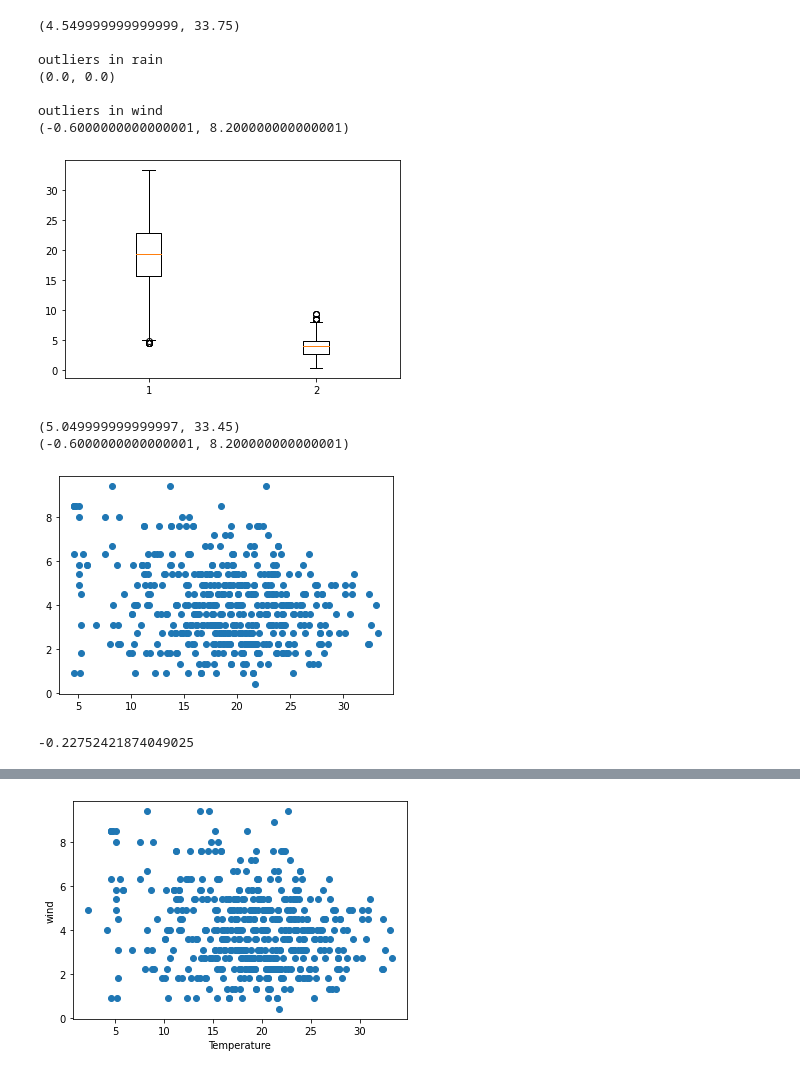
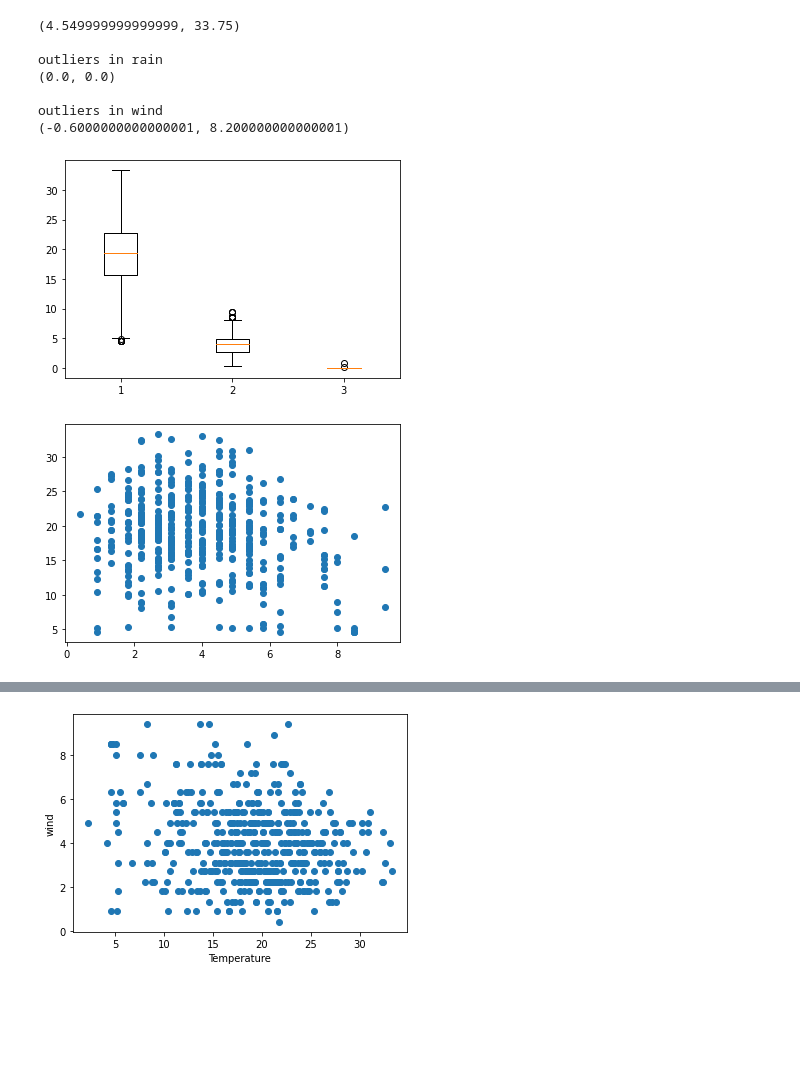
Before and after one commit to lkarjun/data-science-from-scratch, a Jupyter notebook: ChapterFive/Statistics.ipynb, the cells around one changed output, grey strips where cells are left out. Saved outputs shown, nothing was run; the diff lists cells and outputs as text; code cells hidden in the pictures; blank space fills up the shorter version.

```diff
--- a/ChapterFive/Statistics.ipynb
+++ b/ChapterFive/Statistics.ipynb
@@ -359,39 +359,54 @@ outliers in rain
 
 outliers in wind
 (-0.6000000000000001, 8.200000000000001)
+# %%
+temp_fixed = list(temp)
+rain_fixed = list(rain)
+wind_fixed = list(wind)
 # %%
 #outliers in temperature
 
 Outlier_temp_index = [temp_fixed.index(temp)
                       for temp in temp_fixed
-                      if temp <= 4.55]
+                      if temp <= 4.55 or temp >= 33.78]
 
 Outlier_wind_index = [wind_fixed.index(wind)
                      for wind in wind_fixed
                      if wind >= 8.20 or wind <= -0.60]
 
+Outlier_rain_index = [rain_fixed.index(rain)
+                     for rain in rain_fixed
+                     if rain >= 0.0 or rain <= 0.0]
+
+rain_good = [x
+            for i, x in enumerate(rain_fixed)
+            if i not in Outlier_rain_index
+            if i not in Outlier_temp_index
+            if i not in Outlier_wind_index
+            ]
+
 temp_good = [x
             for i,x in enumerate(temp_fixed)
             if i not in Outlier_temp_index
             if i not in Outlier_wind_index
+            if i not in Outlier_rain_index
             ]
 
 wind_good = [x
             for i, x in enumerate(wind_fixed)
             if i not in Outlier_wind_index
             if i not in Outlier_temp_index
+            if i not in Outlier_rain_index
             ]
 
-plt.boxplot([temp_good, wind_good])
+
+plt.boxplot([temp_good, wind_good, rain_good])
 plt.show()
-print(checkoutlier(temp_good))
-print(checkoutlier(wind_good))
-plt.scatter(temp_good, wind_good)
+
+plt.scatter(wind_good, temp_good)
 plt.show()
-print(correlation(temp_good, wind_good))
+
+assert len(wind_good)==len(temp_good)==len(rain_good)
 # %% [output]
-[figure, old version]
+[figure, new version]
-(5.049999999999997, 33.45)
-(-0.6000000000000001, 8.200000000000001)
-[figure, old version]
+[figure, new version]
--0.22752421874049025
```
Also changed, not shown: parts of 1 cell of this notebook, 1 other file.
